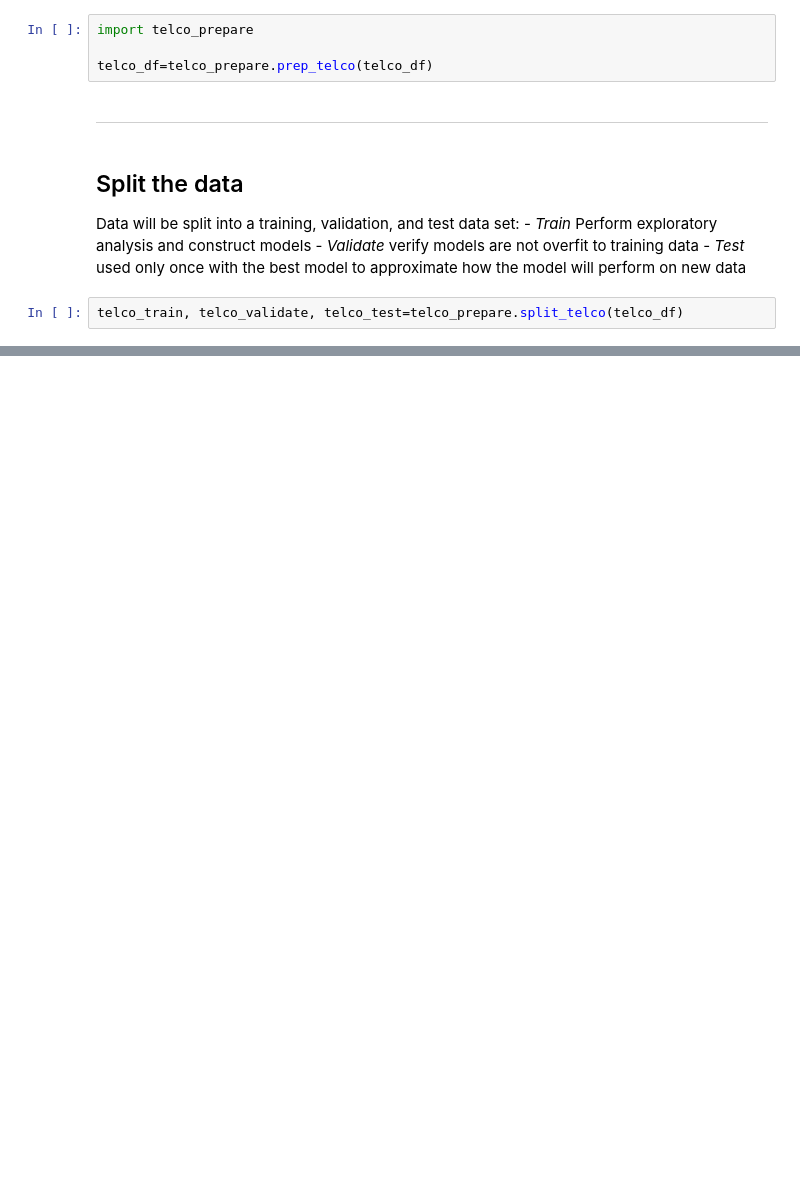
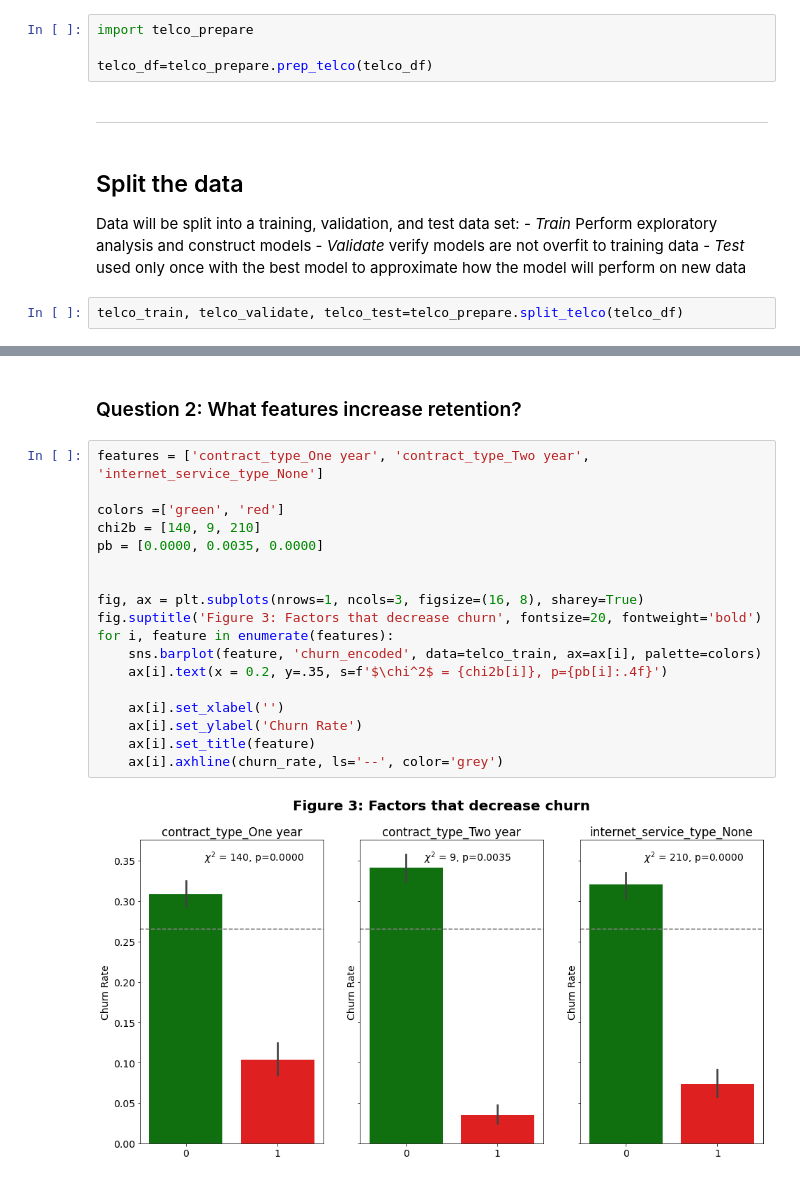
Before and after one commit to Jared-Godar/classification-project, a Jupyter notebook: telco_project_report.ipynb, the cells around one changed output, grey strips where cells are left out. Drawn from its saved outputs; the diff is of its cells as text; blank space fills up the shorter version.

```diff
--- a/telco_project_report.ipynb
+++ b/telco_project_report.ipynb
@@ -99,0 +184,22 @@ telco_train, telco_validate, telco_test=telco_prepare.split_telco(telco_df)
+# %% [markdown]
+### Question 2: What features increase retention?
+# %%
+features = ['contract_type_One year', 'contract_type_Two year', 'internet_service_type_None']
+
+colors =['green', 'red']
+chi2b = [140, 9, 210]
+pb = [0.0000, 0.0035, 0.0000]
+
+
+fig, ax = plt.subplots(nrows=1, ncols=3, figsize=(16, 8), sharey=True)
+fig.suptitle('Figure 3: Factors that decrease churn', fontsize=20, fontweight='bold')
+for i, feature in enumerate(features):
+    sns.barplot(feature, 'churn_encoded', data=telco_train, ax=ax[i], palette=colors)
+    ax[i].text(x = 0.2, y=.35, s=f'$\chi^2$ = {chi2b[i]}, p={pb[i]:.4f}')
+
+    ax[i].set_xlabel('')
+    ax[i].set_ylabel('Churn Rate')
+    ax[i].set_title(feature)
+    ax[i].axhline(churn_rate, ls='--', color='grey')
+# %% [output]
+[figure, added]
```
Also changed, not shown: parts of 76 cells of this notebook, 2 other files.
